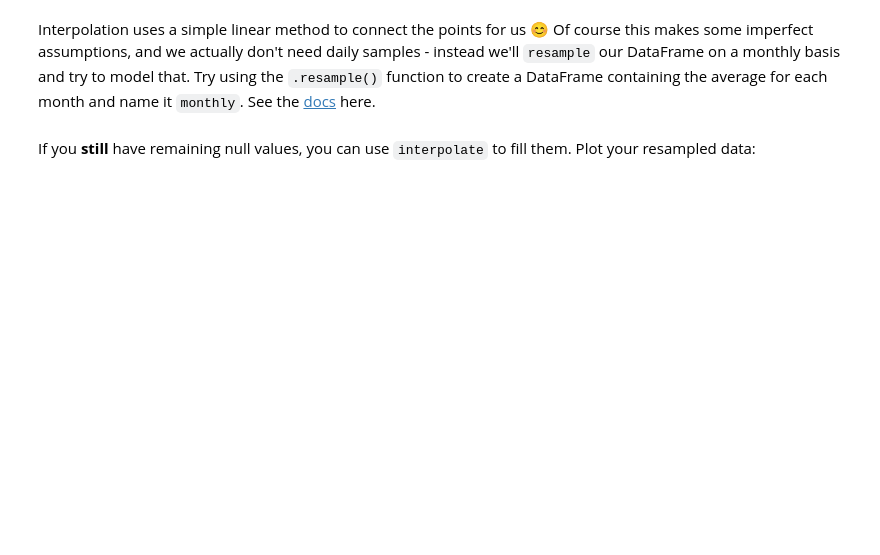
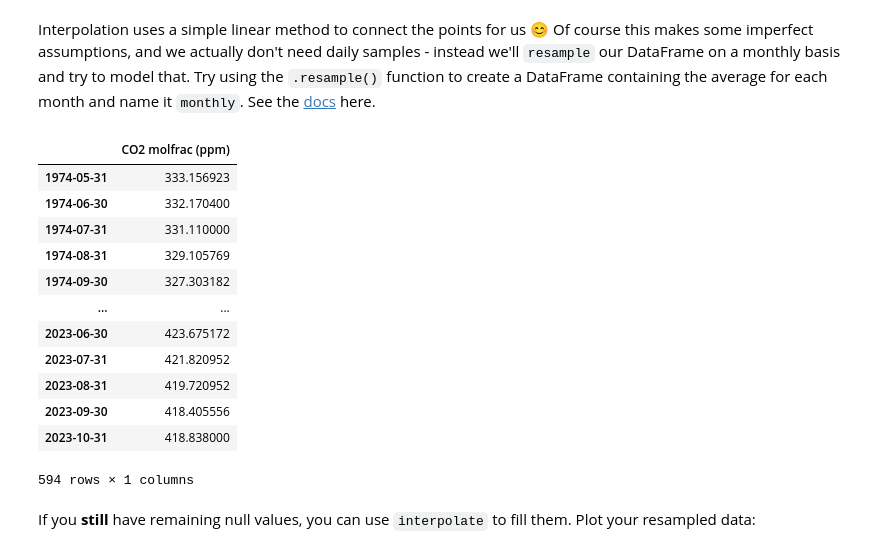
Before and after one commit to itsyeren/arima-seasonal, a Jupyter notebook: arima_seasonal_intro.ipynb, the cells around one changed output. Cells and saved outputs as stored; diff of their text form; code cells hidden in the pictures; blank space fills up the shorter version.

Commit message:
Completed monthly step

```diff
--- a/arima_seasonal_intro.ipynb
+++ b/arima_seasonal_intro.ipynb
@@ -123,2 +144,19 @@ Interpolation uses a simple linear method to connect the points for us 😊 Of c
+# %%
+monthly = df.resample("ME").mean()
+monthly
+# %% [output]
+|  | CO2 molfrac (ppm) |
+| 1974-05-31 | 333.156923 |
+| 1974-06-30 | 332.170400 |
+| 1974-07-31 | 331.110000 |
+| 1974-08-31 | 329.105769 |
+| 1974-09-30 | 327.303182 |
+| ... | ... |
+| 2023-06-30 | 423.675172 |
+| 2023-07-31 | 421.820952 |
+| 2023-08-31 | 419.720952 |
+| 2023-09-30 | 418.405556 |
+| 2023-10-31 | 418.838000 |
+594 rows × 1 columns
 # %% [markdown]
 If you __still__ have remaining null values, you can use `interpolate` to fill them. Plot your resampled data:
```
Also changed, not shown: parts of 9 cells of this notebook, 1 other file.
